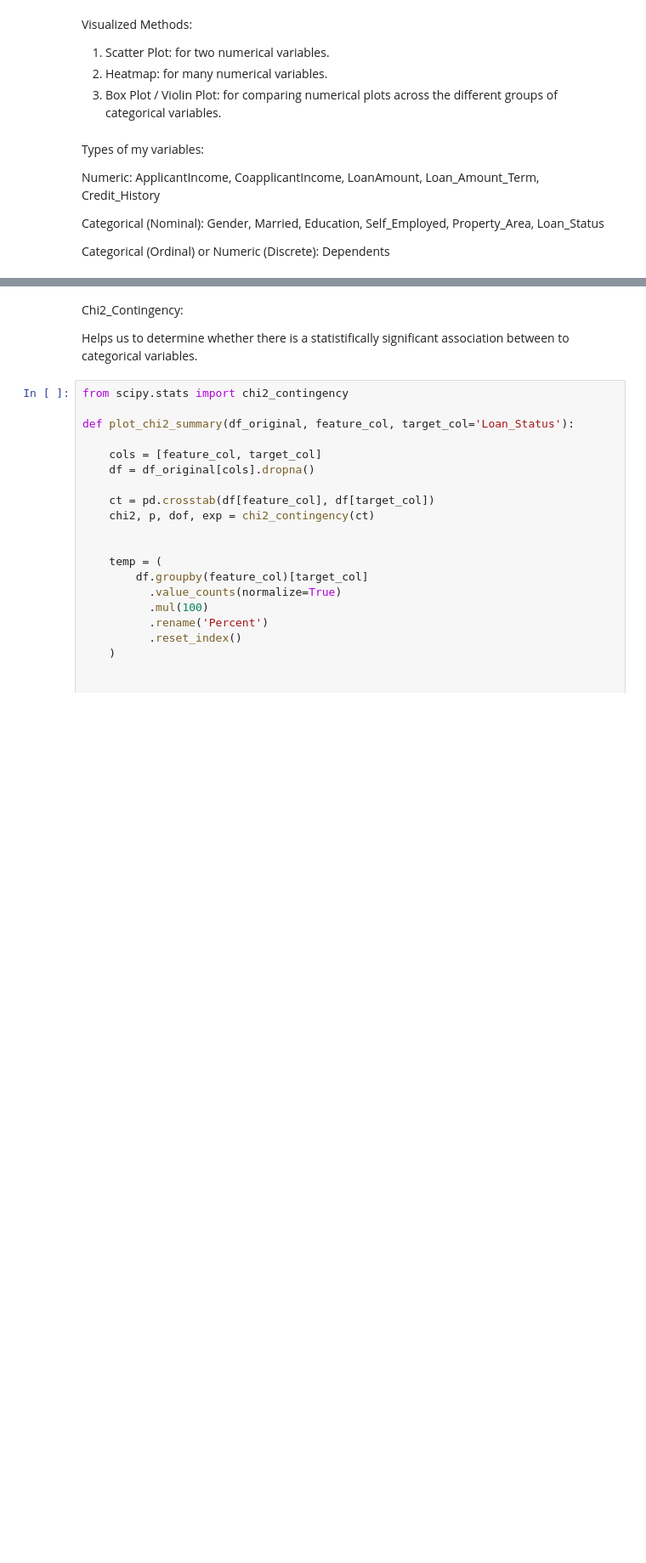
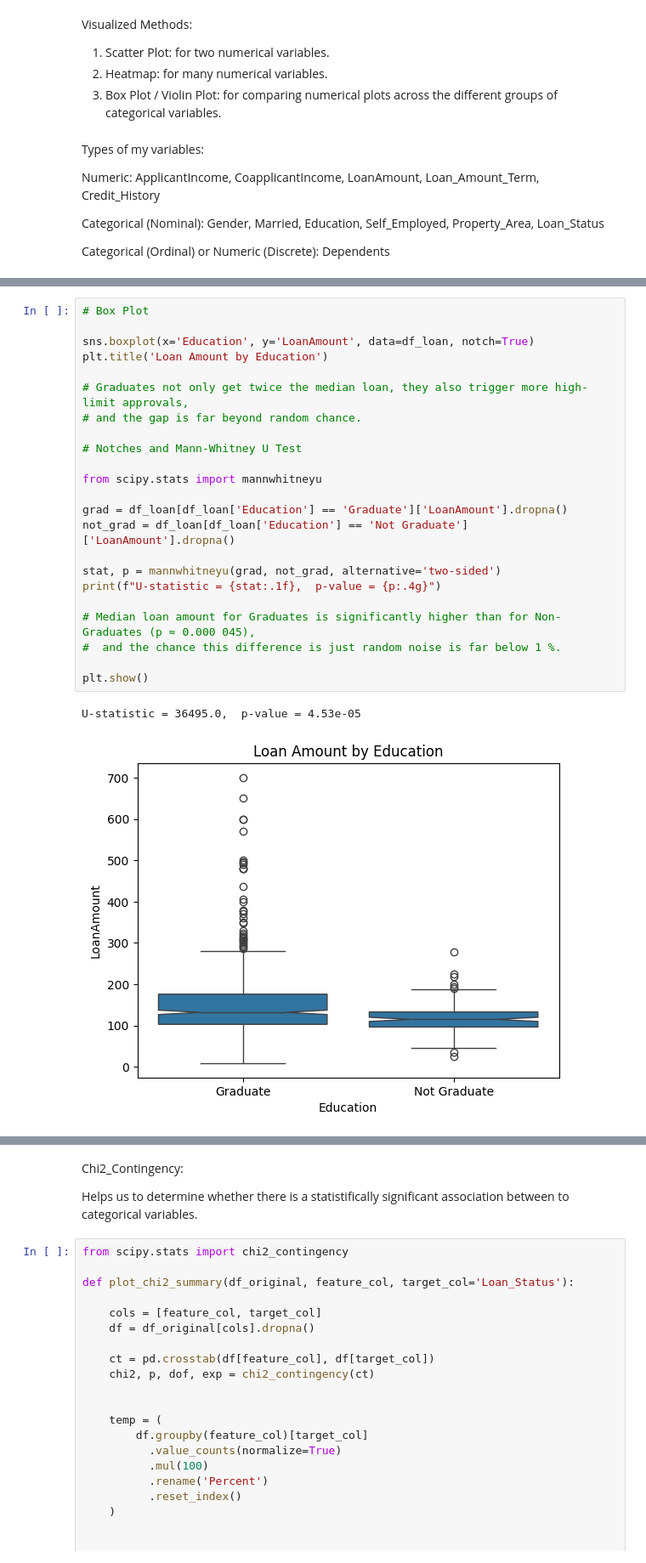
Before and after one commit to marzi-dezfoulianrad/data_science_project_loan, a Jupyter notebook: notebook/loan_correlation.ipynb, the cells around one changed output, grey strips where cells are left out. Shown: that part at 85% size. Saved outputs shown, nothing was run; the diff lists cells and outputs as text; blank space fills up the shorter version.

```diff
--- a/notebook/loan_correlation.ipynb
+++ b/notebook/loan_correlation.ipynb
@@ -67,0 +79,26 @@ Income influences loan size, but only slightly—every 50% increase in applicant
+# %%
+# Box Plot
+
+sns.boxplot(x='Education', y='LoanAmount', data=df_loan, notch=True)
+plt.title('Loan Amount by Education')
+
+# Graduates not only get twice the median loan, they also trigger more high-limit approvals,
+# and the gap is far beyond random chance.
+
+# Notches and Mann-Whitney U Test
+
+from scipy.stats import mannwhitneyu
+
+grad = df_loan[df_loan['Education'] == 'Graduate']['LoanAmount'].dropna()
+not_grad = df_loan[df_loan['Education'] == 'Not Graduate']['LoanAmount'].dropna()
+
+stat, p = mannwhitneyu(grad, not_grad, alternative='two-sided')
+print(f"U-statistic = {stat:.1f},  p-value = {p:.4g}")
+
+# Median loan amount for Graduates is significantly higher than for Non-Graduates (p ≈ 0.000 045),
+#  and the chance this difference is just random noise is far below 1 %.
+
+plt.show()
+# %% [output]
+U-statistic = 36495.0,  p-value = 4.53e-05
+[figure, added]
```
Also changed, not shown: parts of 3 cells of this notebook, 3 other files.
